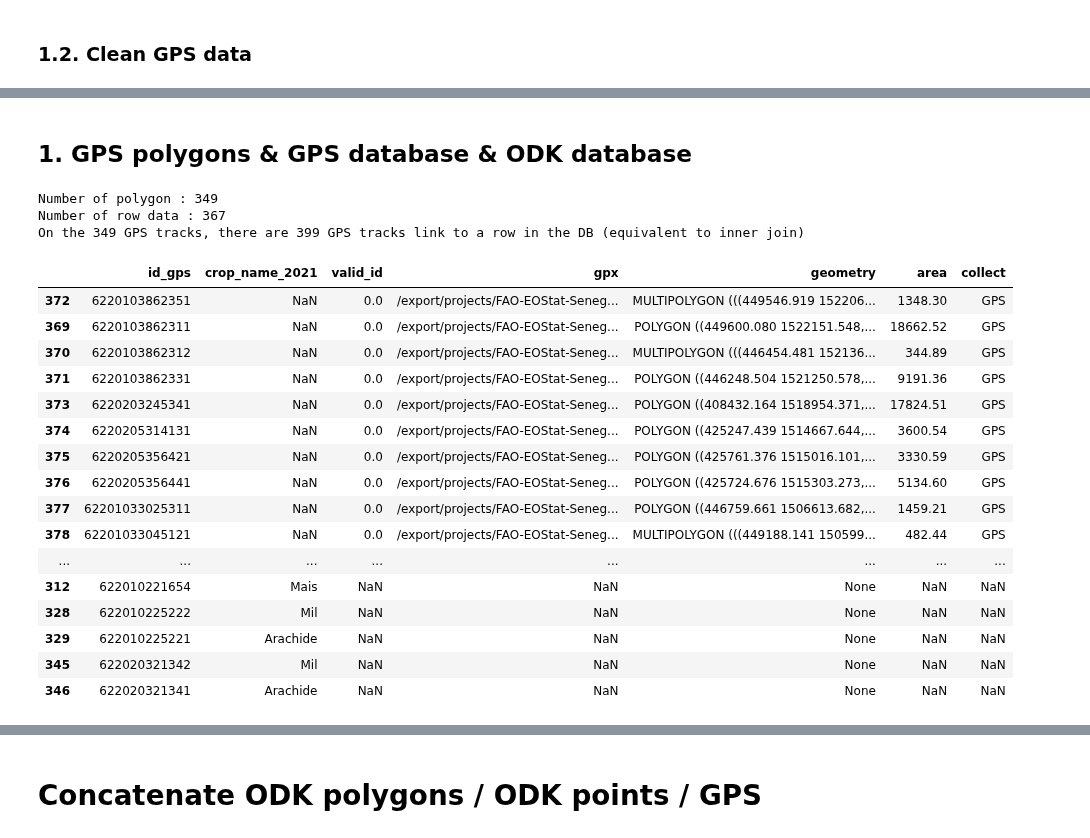
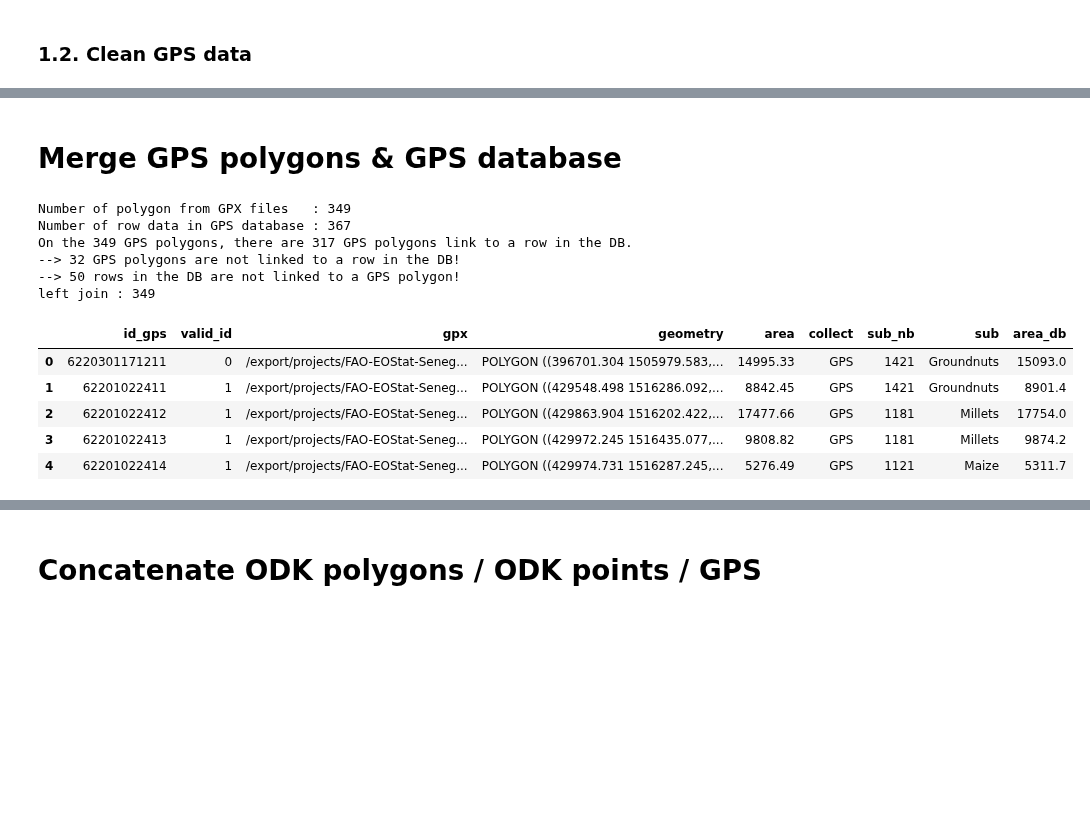
Before and after one commit to nicolasdeffense/eo-toolbox, a Jupyter notebook: notebooks_working/EOStat/clean_in_situ_senegal.ipynb, the cells around one changed output, grey strips where cells are left out. Saved outputs shown, nothing was run; the diff lists cells and outputs as text; code cells hidden in the pictures; blank space fills up the shorter version.

```diff
--- a/notebooks_working/EOStat/clean_in_situ_senegal.ipynb
+++ b/notebooks_working/EOStat/clean_in_situ_senegal.ipynb
@@ -299,23 +408,28 @@ gps_data_df.head()
 # %%
 print(f'Initial rows {len(gps_data_df)}')
 
-clean_gps_data_df = gps_data_df[['idTraceParcelle','Q1_3a_14']]
+clean_gps_data_df = gps_data_df[['idTraceParcelle','Q1_3a_14','Q1_5_2a']]
 
-clean_gps_data_df = clean_gps_data_df.rename(columns={"idTraceParcelle": "id_gps", "Q1_3a_14": "crop_name_2021"})
+clean_gps_data_df = clean_gps_data_df.rename(columns={"idTraceParcelle": "id_gps", "Q1_3a_14": "crop_name_2021", "Q1_5_2a": "area_db"})
 
-clean_gps_data_df = clean_gps_data_df.dropna(subset=['id_gps'])
+clean_gps_data_df = clean_gps_data_df.dropna(subset=['id_gps','crop_name_2021'])
 
-clean_gps_data_df = clean_gps_data_df.dropna(subset=['crop_name_2021'])
+print(f'--> After removing rows without ID and crop name : {len(clean_gps_data_df)}')
+
 
 clean_gps_data_df['id_gps'] = clean_gps_data_df['id_gps'].str.replace('_', '')
 
-print(f'After removing rows without ID : {len(clean_gps_data_df)}')
+clean_gps_data_df = clean_gps_data_df.astype({"id_gps": int})
 
 clean_gps_data_df = clean_gps_data_df.drop_duplicates('id_gps')
 
-print(f'After removing duplicates ID : {len(clean_gps_data_df)}')
+print(f'--> After removing duplicates ID : {len(clean_gps_data_df)}')
 
-clean_gps_data_df = clean_gps_data_df.astype({"id_gps": int})
+clean_gps_data_df = clean_gps_data_df.merge(lut_crop_df, left_on='crop_name_2021', right_on='crop_name', how='inner')
+
+print(f'--> After inner join with LUT : {len(clean_gps_data_df)}')
+
+clean_gps_data_df = clean_gps_data_df[['id_gps','sub_nb','sub', 'area_db']]
 
 clean_gps_data_df.head()
 # %% [output]
@@ -384,46 +446,42 @@ lut_crop_df.head()
 # %% [markdown]
-## 1. GPS polygons & GPS database & ODK database
+# Merge GPS polygons & GPS database
 # %%
-print(f'Number of polygon : {len(clean_gps_gdf)}')
-print(f'Number of row data : {len(clean_gps_data_df)}')
+print(f'Number of polygon from GPX files   : {len(gps_gdf)}')
+print(f'Number of row data in GPS database : {len(clean_gps_data_df)}')
 
-#gps_crops_all_gdf = clean_gps_gdf.merge(clean_gps_data_df, on='id_gps', how='inner')
+gps_inner_gdf = gps_gdf.merge(clean_gps_data_df, on='id_gps', how='inner')
 
-gps_crops_all_gdf = clean_gps_data_df.merge(clean_gps_gdf, on='id_gps', how='outer')
+gps_left_gdf = gps_gdf.merge(clean_gps_data_df, on='id_gps', how='left')
 
-#gps_crops_all_gdf = gps_gdf.merge(odk_data_df, on='id', how='inner')
 
-#gps_crops_all_gdf = gps_crops_all_gdf.merge(lut_crop_df, left_on='crop_name_2021', right_on='crop_name')
 
-print(f'On the {len(gps_gdf)} GPS tracks, there are {len(gps_crops_all_gdf)} GPS tracks link to a row in the DB (equivalent to inner join)')
+print(f'On the {len(gps_gdf)} GPS polygons, there are {len(gps_inner_gdf)} GPS polygons link to a row in the DB.')
+print(f'--> {len(gps_gdf)-len(gps_inner_gdf)} GPS polygons are not linked to a row in the DB!')
+print(f'--> {len(clean_gps_data_df)-len(gps_inner_gdf)} rows in the DB are not linked to a GPS polygon!')
 
-#print(f'On the {len(gps_gdf)} GPS tracks, there are {len(gps_crops_all_gdf.dropna(subset=["crop_name_2021"]))} GPS tracks link to a row in the DB (equivalent to inner join)')
+print(f'left join : {len(gps_left_gdf)}')
 
-#gps_crops_all_gdf.head()
+#gps_crops_all_gdf = gps_crops_all_gdf.merge(odk_data_df, left_on='id_gps', right_on='id_odk', how='inner')
 
-#gps_crops_all_gdf.to_file(filename=gps_shp_output)
+gps_inner_gdf.to_file(gps_inner_shp)
+gps_left_gdf.to_file(gps_left_shp)
+
+gps_inner_gdf.head()
+
 
 #gps_crops_all_gdf.to_excel(f'{path}Output_Nico/gps_data_outer_join.xlsx')
 
-display(gps_crops_all_gdf.sort_values(by='valid_id'))
+#display(gps_crops_all_gdf.sort_values(by='valid_id'))
 # %% [output]
-Number of polygon : 349
-Number of row data : 367
-On the 349 GPS tracks, there are 399 GPS tracks link to a row in the DB (equivalent to inner join)
+Number of polygon from GPX files   : 349
+Number of row data in GPS database : 367
+On the 349 GPS polygons, there are 317 GPS polygons link to a row in the DB.
+--> 32 GPS polygons are not linked to a row in the DB!
+--> 50 rows in the DB are not linked to a GPS polygon!
+left join : 349
-|  | id_gps | crop_name_2021 | valid_id | gpx | geometry | area | collect |
-| 372 | 6220103862351 | NaN | 0.0 | /export/projects/FAO-EOStat-Seneg... | MULTIPOLYGON (((449546.919 152206... | 1348.30 | GPS |
-| 369 | 6220103862311 | NaN | 0.0 | /export/projects/FAO-EOStat-Seneg... | POLYGON ((449600.080 1522151.548,... | 18662.52 | GPS |
-| 370 | 6220103862312 | NaN | 0.0 | /export/projects/FAO-EOStat-Seneg... | MULTIPOLYGON (((446454.481 152136... | 344.89 | GPS |
-| 371 | 6220103862331 | NaN | 0.0 | /export/projects/FAO-EOStat-Seneg... | POLYGON ((446248.504 1521250.578,... | 9191.36 | GPS |
-| 373 | 6220203245341 | NaN | 0.0 | /export/projects/FAO-EOStat-Seneg... | POLYGON ((408432.164 1518954.371,... | 17824.51 | GPS |
-| 374 | 6220205314131 | NaN | 0.0 | /export/projects/FAO-EOStat-Seneg... | POLYGON ((425247.439 1514667.644,... | 3600.54 | GPS |
-| 375 | 6220205356421 | NaN | 0.0 | /export/projects/FAO-EOStat-Seneg... | POLYGON ((425761.376 1515016.101,... | 3330.59 | GPS |
-| 376 | 6220205356441 | NaN | 0.0 | /export/projects/FAO-EOStat-Seneg... | POLYGON ((425724.676 1515303.273,... | 5134.60 | GPS |
-| 377 | 62201033025311 | NaN | 0.0 | /export/projects/FAO-EOStat-Seneg... | POLYGON ((446759.661 1506613.682,... | 1459.21 | GPS |
-| 378 | 62201033045121 | NaN | 0.0 | /export/projects/FAO-EOStat-Seneg... | MULTIPOLYGON (((449188.141 150599... | 482.44 | GPS |
-| ... | ... | ... | ... | ... | ... | ... | ... |
-| 312 | 622010221654 | Mais | NaN | NaN | None | NaN | NaN |
-| 328 | 622010225222 | Mil | NaN | NaN | None | NaN | NaN |
-| 329 | 622010225221 | Arachide | NaN | NaN | None | NaN | NaN |
-| 345 | 622020321342 | Mil | NaN | NaN | None | NaN | NaN |
-| 346 | 622020321341 | Arachide | NaN | NaN | None | NaN | NaN |
+|  | id_gps | valid_id | gpx | geometry | area | collect | sub_nb | sub | area_db |
+| 0 | 6220301171211 | 0 | /export/projects/FAO-EOStat-Seneg... | POLYGON ((396701.304 1505979.583,... | 14995.33 | GPS | 1421 | Groundnuts | 15093.0 |
+| 1 | 62201022411 | 1 | /export/projects/FAO-EOStat-Seneg... | POLYGON ((429548.498 1516286.092,... | 8842.45 | GPS | 1421 | Groundnuts | 8901.4 |
+| 2 | 62201022412 | 1 | /export/projects/FAO-EOStat-Seneg... | POLYGON ((429863.904 1516202.422,... | 17477.66 | GPS | 1181 | Millets | 17754.0 |
+| 3 | 62201022413 | 1 | /export/projects/FAO-EOStat-Seneg... | POLYGON ((429972.245 1516435.077,... | 9808.82 | GPS | 1181 | Millets | 9874.2 |
+| 4 | 62201022414 | 1 | /export/projects/FAO-EOStat-Seneg... | POLYGON ((429974.731 1516287.245,... | 5276.49 | GPS | 1121 | Maize | 5311.7 |
```
Also changed, not shown: parts of 37 cells of this notebook, 2 other files.
